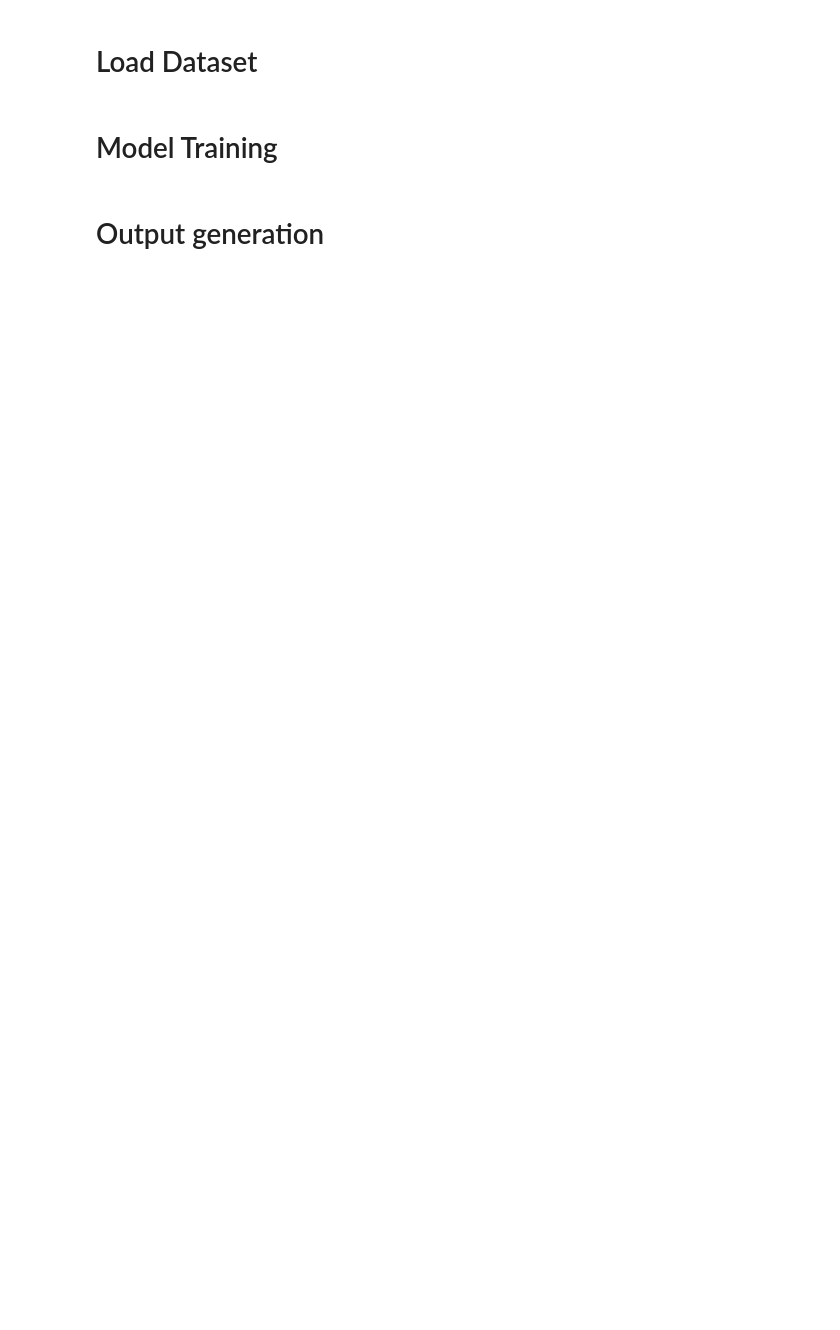
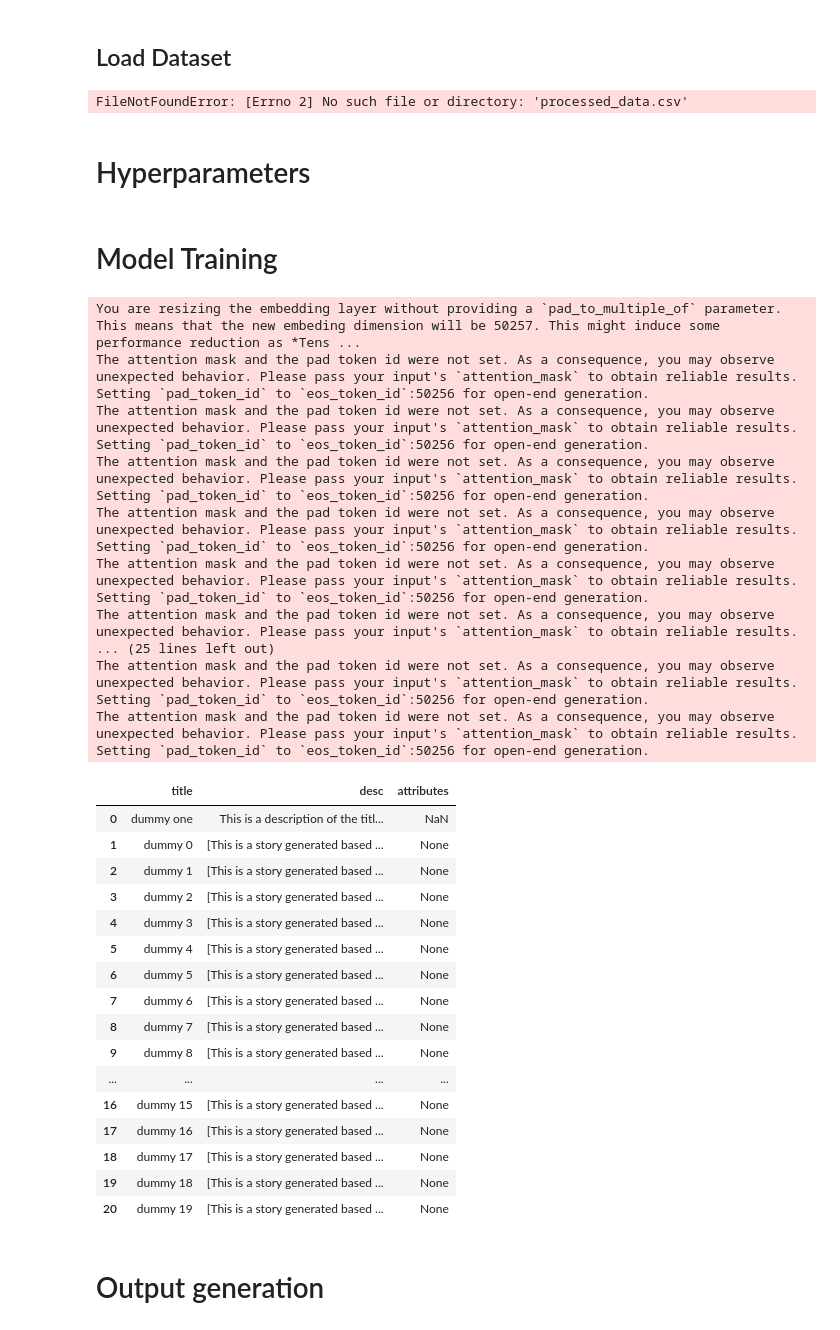
Before and after one commit to ece1786-2023/LSTM, a Jupyter notebook: colin_v1.ipynb, the cells around one changed output. Saved outputs shown, nothing was run; the diff lists cells and outputs as text; code cells hidden in the pictures; blank space fills up the shorter version.

Commit message:
model up and running

```diff
--- a/colin_v1.ipynb
+++ b/colin_v1.ipynb
@@ -11,4 +13,18 @@ import pandas as pd
 tokenizer = AutoTokenizer.from_pretrained("gpt2")
 model = AutoModelForCausalLM.from_pretrained("gpt2")
 # %% [markdown]
-# Load Dataset
+## Load Dataset
+# %%
+# load prepocessed data
+df=pd.read_csv('/raw_data/backstory.csv')
+
+
+# Split the dataframe into train and test sets, with a test size of 0.03
+train, test = train_test_split(df, test_size=0.03, random_state=42)
+
+# Create a cross-validation iterator with 5 folds
+kf = KFold(n_splits=5, shuffle=True, random_state=42)
+# %% [output]
+FileNotFoundError: [Errno 2] No such file or directory: 'processed_data.csv'
+# %% [markdown]
+# Hyperparameters
@@ -15,7 +36,61 @@ model = AutoModelForCausalLM.from_pretrained("gpt2")
 # %% [markdown]
 # Model Training
 # %%
+# Add custom tokens to tokenizer
+#tokenizer.add_tokens([token_name,token_possessive,token_pronoun])
+model.resize_token_embeddings(len(tokenizer))
 
+# five fold cross validation
+# Loop over the train set and the cross-validation iterator
+"""for train_index, val_index in kf.split(train):
+    # Get the train and validation sets for each fold
+    train_fold = train.iloc[train_index]
+    val_fold = train.iloc[val_index]
+    # Training process"""
 
-# Save trained model
-torch.save(model.state_dict(), 'models/model_v1.pt')
+train_fold=pd.DataFrame(columns=["title", "desc", "attributes"])
+train_fold.at[0, 'title'] = "dummy one"
+train_fold.at[0, 'desc'] = "This is a description of the title dummy one, used for testing purposes"
+#random story generation
+for i in range (20):
+    prompt = "This is a story generated based on the number "+str(i)
+    input_ids = tokenizer(prompt, return_tensors="pt").input_ids
+    outputs = model.generate(input_ids, do_sample=True, max_length=30, temperature =11.6+0.75*i,repetition_penalty=1.1)
+    train_fold.loc[i+1] = ["dummy "+str(i), tokenizer.batch_decode(outputs, skip_special_tokens=True), None ]
+
+train_fold
+# %% [output]
+You are resizing the embedding layer without providing a `pad_to_multiple_of` parameter. This means that the new embeding dimension will be 50257. This might induce some performance reduction as *Tens ...
+The attention mask and the pad token id were not set. As a consequence, you may observe unexpected behavior. Please pass your input's `attention_mask` to obtain reliable results.
+Setting `pad_token_id` to `eos_token_id`:50256 for open-end generation.
+The attention mask and the pad token id were not set. As a consequence, you may observe unexpected behavior. Please pass your input's `attention_mask` to obtain reliable results.
+Setting `pad_token_id` to `eos_token_id`:50256 for open-end generation.
+The attention mask and the pad token id were not set. As a consequence, you may observe unexpected behavior. Please pass your input's `attention_mask` to obtain reliable results.
+Setting `pad_token_id` to `eos_token_id`:50256 for open-end generation.
+The attention mask and the pad token id were not set. As a consequence, you may observe unexpected behavior. Please pass your input's `attention_mask` to obtain reliable results.
+Setting `pad_token_id` to `eos_token_id`:50256 for open-end generation.
+The attention mask and the pad token id were not set. As a consequence, you may observe unexpected behavior. Please pass your input's `attention_mask` to obtain reliable results.
+Setting `pad_token_id` to `eos_token_id`:50256 for open-end generation.
+The attention mask and the pad token id were not set. As a consequence, you may observe unexpected behavior. Please pass your input's `attention_mask` to obtain reliable results.
+... (25 lines left out)
+The attention mask and the pad token id were not set. As a consequence, you may observe unexpected behavior. Please pass your input's `attention_mask` to obtain reliable results.
+Setting `pad_token_id` to `eos_token_id`:50256 for open-end generation.
+The attention mask and the pad token id were not set. As a consequence, you may observe unexpected behavior. Please pass your input's `attention_mask` to obtain reliable results.
+Setting `pad_token_id` to `eos_token_id`:50256 for open-end generation.
+|  | title | desc | attributes |
+| 0 | dummy one | This is a description of the titl... | NaN |
+| 1 | dummy 0 | [This is a story generated based ... | None |
+| 2 | dummy 1 | [This is a story generated based ... | None |
+| 3 | dummy 2 | [This is a story generated based ... | None |
+| 4 | dummy 3 | [This is a story generated based ... | None |
+| 5 | dummy 4 | [This is a story generated based ... | None |
+| 6 | dummy 5 | [This is a story generated based ... | None |
+| 7 | dummy 6 | [This is a story generated based ... | None |
+| 8 | dummy 7 | [This is a story generated based ... | None |
+| 9 | dummy 8 | [This is a story generated based ... | None |
+| ... | ... | ... | ... |
+| 16 | dummy 15 | [This is a story generated based ... | None |
+| 17 | dummy 16 | [This is a story generated based ... | None |
+| 18 | dummy 17 | [This is a story generated based ... | None |
+| 19 | dummy 18 | [This is a story generated based ... | None |
+| 20 | dummy 19 | [This is a story generated based ... | None |
```
Also changed, not shown: parts of 14 cells of this notebook.
